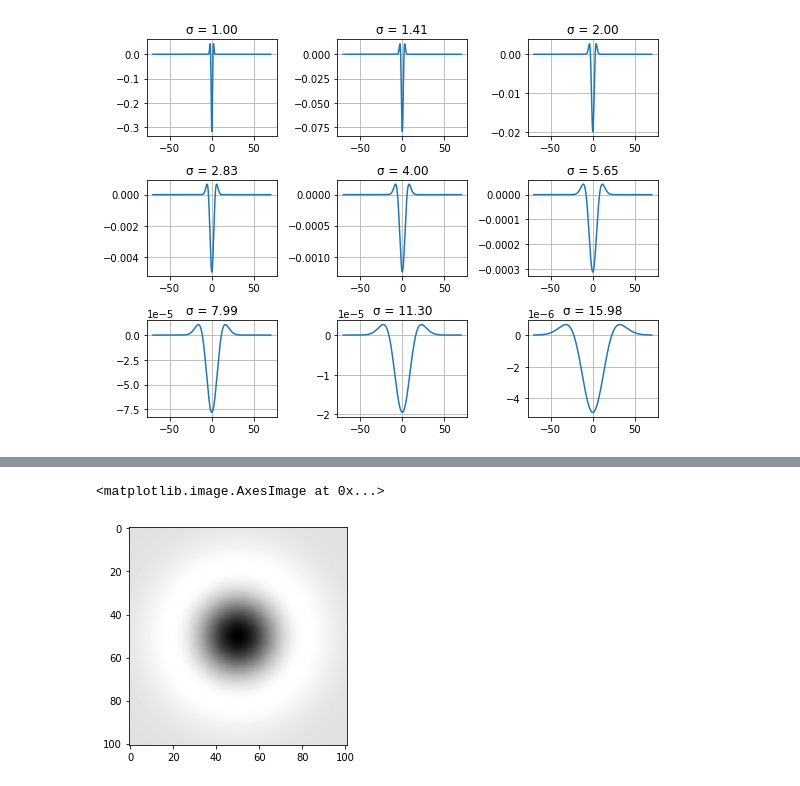
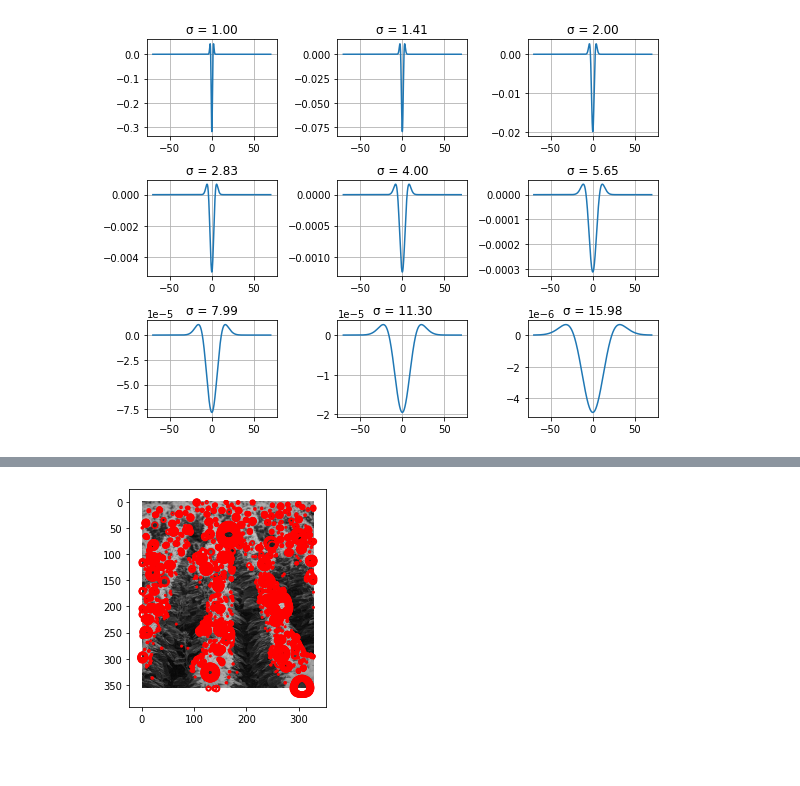
Before and after one commit to ghanbarzadeh/Course_MachineVision_2021, a Jupyter notebook: CHW2.ipynb, the cells around one changed output, grey strips where cells are left out. Cells and saved outputs as stored; diff of their text form; code cells hidden in the pictures; blank space fills up the shorter version.

```diff
--- a/CHW2.ipynb
+++ b/CHW2.ipynb
@@ -18,7 +30,7 @@ def LoG(sigma):
         for j in range(d):
             x = i-(d-1)/2
             y = j-(d-1)/2
-            filter[i, j] = -1/np.pi/sigma**4*(1-(x**2+y**2)/2/sigma**2)*np.exp(-(x**2+y**2)/2/sigma**2)
+            filter[i, j] = -1/np.pi/sigma**2*(1-(x**2+y**2)/2/sigma**2)*np.exp(-(x**2+y**2)/2/sigma**2)
     return filter
 # %%
 fig, ax = plt.subplots(3, 3, figsize=(8, 6))
@@ -60,9 +72,9 @@ def LoG_convolve(img):
     return np.array(log_images)
 log_image = LoG_convolve(img)
 # %%
-%%time
+# %%time
 def detect_blob(log_image):
-    co_ordinates = [] #to store coordinates
+    coordinates = [] #to store coordinates
     (h,w) = img.shape
     for i in range(1,h):
         for j in range(1,w):
@@ -70,6 +82,6 @@ def detect_blob(log_image):
             result = np.max(slice_img) #finding maximum
             if result >= 0.03: #threshold
                 z, x, y = np.unravel_index(slice_img.argmax(),slice_img.shape)
-                co_ordinates.append((i+x-1, j+y-1, sigma_start * np.power(k, z))) #finding co-rdinates
-    return co_ordinates
-co_ordinates = list(set(detect_blob(log_image)))
+                coordinates.append((i+x-1, j+y-1, sigma_start * np.power(k, z)))
+    return coordinates
+coordinates = list(set(detect_blob(log_image)))
@@ -79,15 +88,12 @@ Wall time: 1.05 s
 # %%
 fig, ax = plt.subplots()
 nh,nw = img.shape
 ax.imshow(img, cmap="gray")
-for blob in co_ordinates:
-    y,x,r = blob
-    c = plt.Circle((x, y), r*1.414, color='red', linewidth=1.5, fill=False)
+for blob in coordinates:
+    y,x,s = blob
+    c = plt.Circle((x, y), s*1.414, color='red', linewidth=1.5, fill=False)
     ax.add_patch(c)
 ax.plot()
 plt.show()
+# %% [output]
+[figure, added]
-# %%
-plt.imshow(LoG(16), cmap='gray')
-# %% [output]
-<matplotlib.image.AxesImage at 0x...>
-[figure, removed]
```
Also changed, not shown: parts of 6 cells of this notebook.
